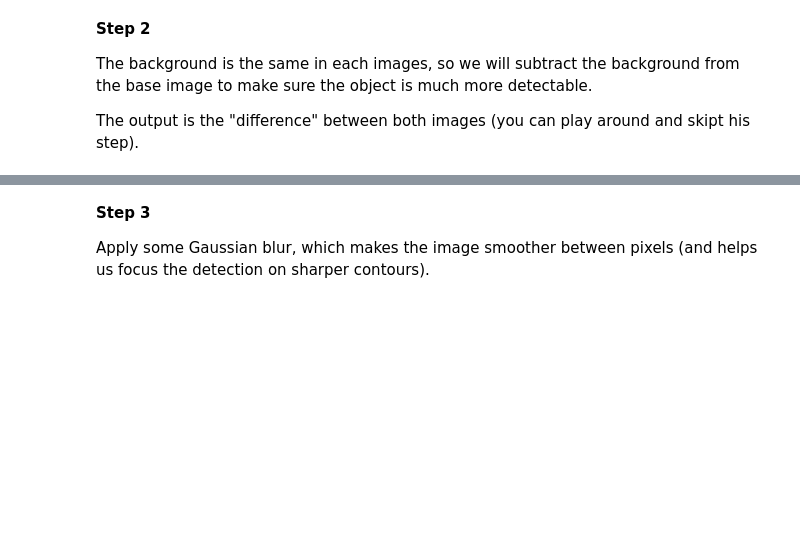
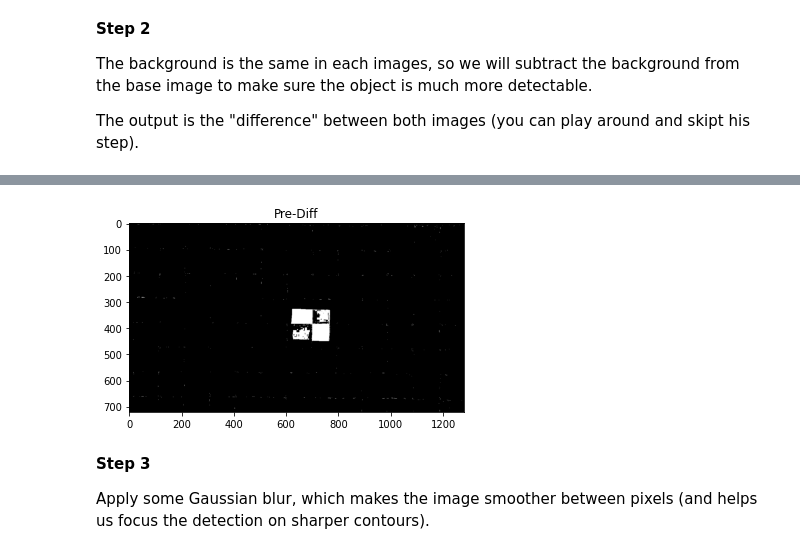
Before and after one commit to anh147/2D_Object, a Jupyter notebook: lego-set-object-recognition-example.ipynb, the cells around one changed output, grey strips where cells are left out. Drawn from its saved outputs; the diff is of its cells as text; code cells hidden in the pictures; blank space fills up the shorter version.

```diff
--- a/lego-set-object-recognition-example.ipynb
+++ b/lego-set-object-recognition-example.ipynb
@@ -35,10 +35,10 @@ def previewImg(text,img_preview,grayscale=False):
 Let's load the starting point.  The example image and it's background.
 # %%
 #load the example.  It is a white piece, the most difficult to detect!
-img_example=cv2.imread('../input/example_2_Base Image.jpg')
+img_example=cv2.imread('image/n_02.jpg')
 
 #load a background, so we can extract it and make it easy to detect the object.
-img_bg=cv2.imread('../input/background_backlit_A.jpg')
+img_bg=cv2.imread('image/n_bg.jpg')
 # %% [markdown]
 **Staring Point**
 
@@ -71,3 +79,8 @@ previewImg("Pre-Diff",diff_gray,True)
+# %%
+im_bw = cv2.threshold(diff_gray, 20, 255, cv2.THRESH_BINARY)[1]
+previewImg("Pre-Diff",im_bw,True)
+# %% [output]
+[figure, added]
 # %% [markdown]
 **Step 3**
 
```
Also changed, not shown: parts of 12 cells of this notebook, 13 other files.
